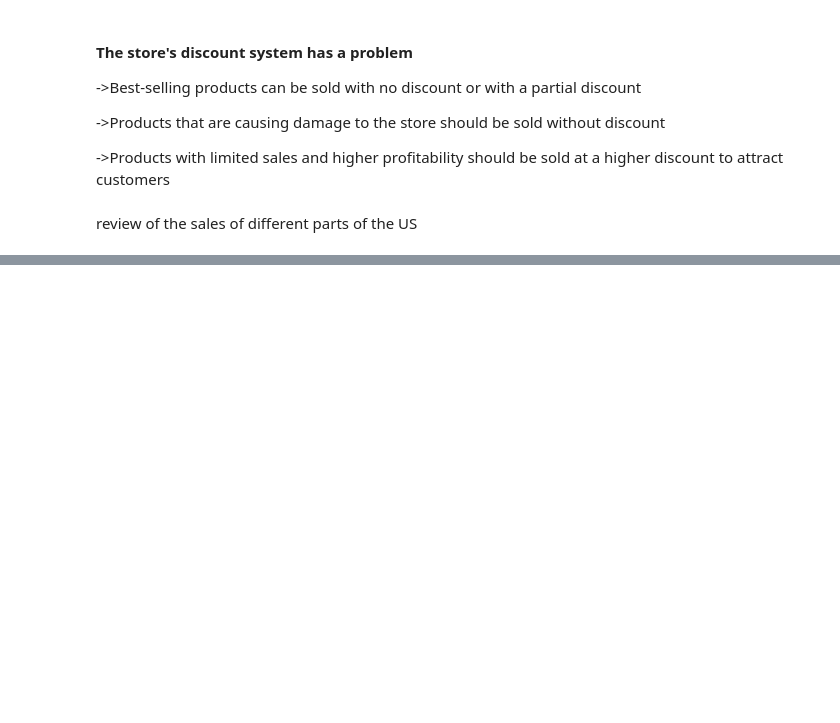
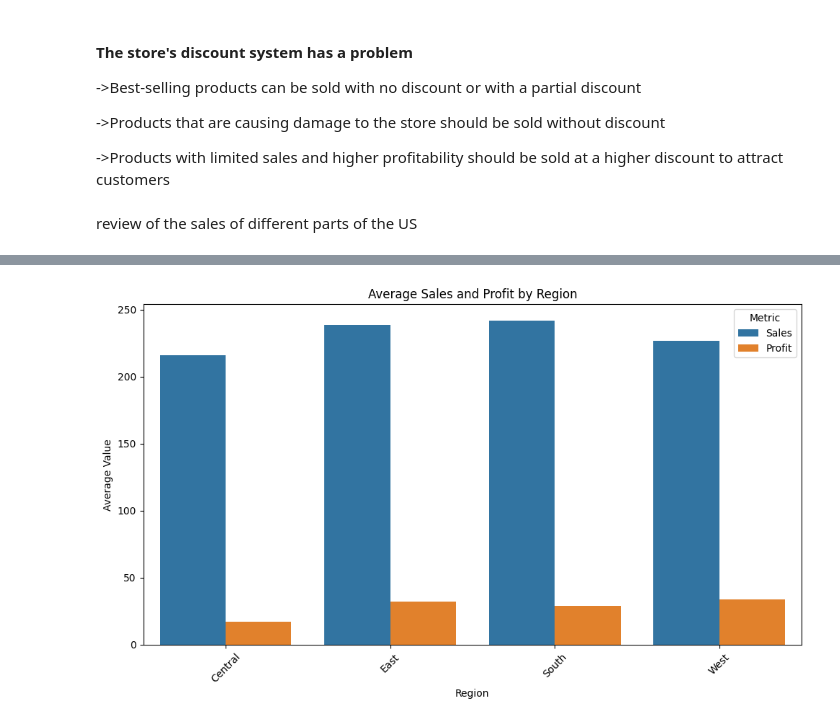
Before and after one commit to pouyaneh/Superstore-Sales, a Jupyter notebook: code.ipynb, the cells around one changed output, grey strips where cells are left out. Saved outputs shown, nothing was run; the diff lists cells and outputs as text; code cells hidden in the pictures; blank space fills up the shorter version.

Commit message:
region-state

```diff
--- a/code.ipynb
+++ b/code.ipynb
@@ -218,0 +240,16 @@ plt.show()
+# %%
+grouped_data = df.groupby('Region')[['Sales', 'Profit']].mean().reset_index()
+
+melted_data = grouped_data.melt(id_vars='Region', var_name='Metric', value_name='Value')
+
+plt.figure(figsize=(10, 6))
+sns.barplot(data=melted_data, x='Region', y='Value', hue='Metric')
+
+plt.title('Average Sales and Profit by Region')
+plt.ylabel('Average Value')
+plt.xlabel('Region')
+plt.xticks(rotation=45)
+plt.tight_layout()
+plt.show()
+# %% [output]
+[figure, added]
```
Also changed, not shown: parts of 7 cells of this notebook.
